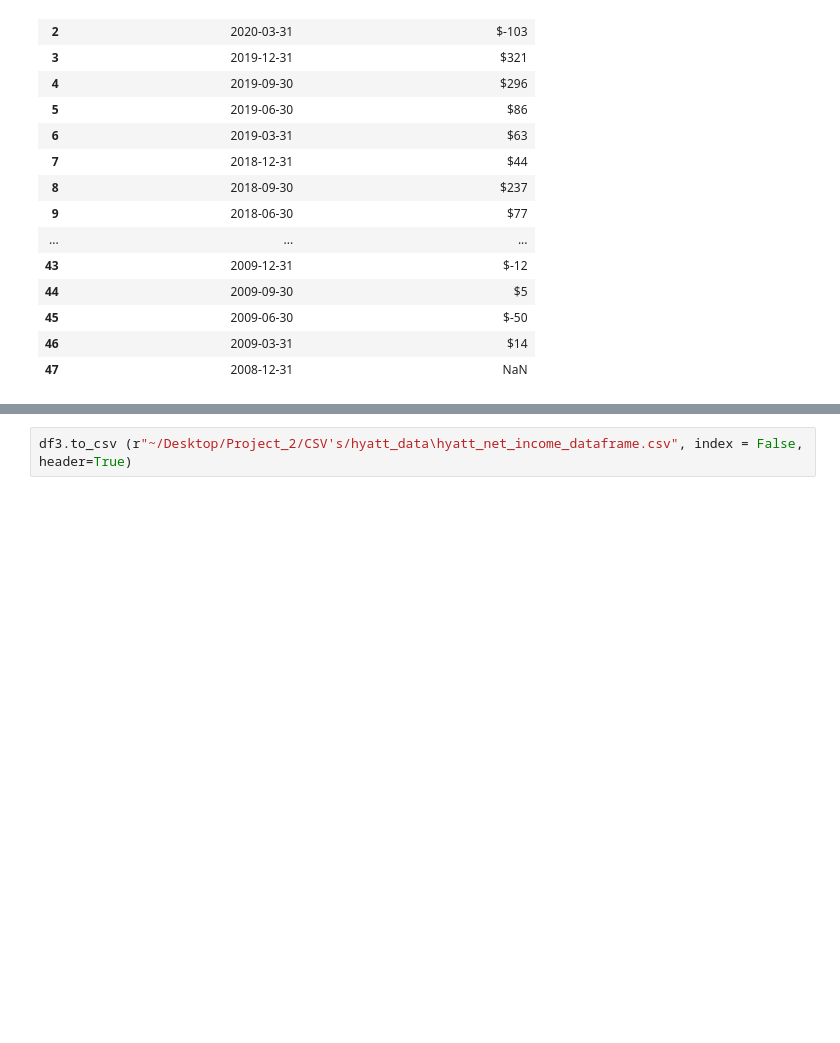
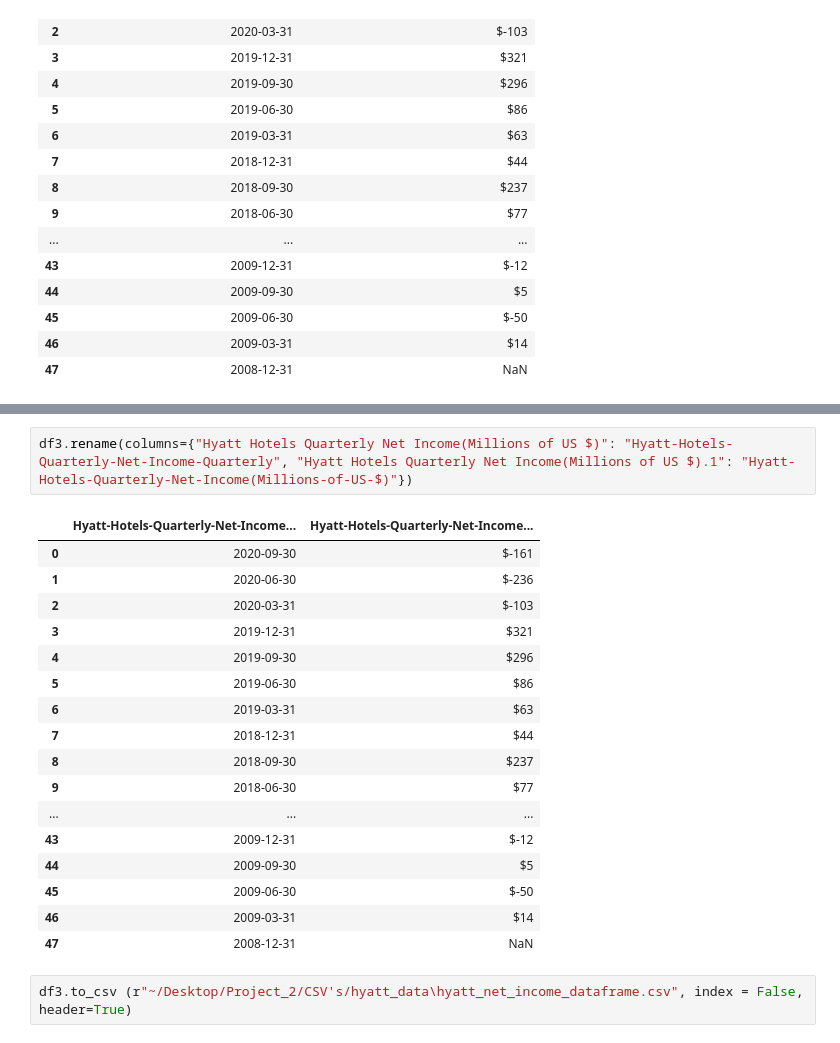
Before and after one commit to pmhu4242/Project_2, a Jupyter notebook: Hotel Webscraping/hyatt_data.ipynb, the cells around one changed output, grey strips where cells are left out. Cells and saved outputs as stored; diff of their text form; blank space fills up the shorter version.

```diff
--- a/Hotel Webscraping/hyatt_data.ipynb
+++ b/Hotel Webscraping/hyatt_data.ipynb
@@ -183,2 +257,22 @@ df3
+# %%
+df3.rename(columns={"Hyatt Hotels Quarterly Net Income(Millions of US $)": "Hyatt-Hotels-Quarterly-Net-Income-Quarterly", "Hyatt Hotels Quarterly Net Income(Millions of US $).1": "Hyatt-Hotels-Quarterly-Net-Income(Millions-of-US-$)"})
+# %% [output]
+|  | Hyatt-Hotels-Quarterly-Net-Income... | Hyatt-Hotels-Quarterly-Net-Income... |
+| 0 | 2020-09-30 | $-161 |
+| 1 | 2020-06-30 | $-236 |
+| 2 | 2020-03-31 | $-103 |
+| 3 | 2019-12-31 | $321 |
+| 4 | 2019-09-30 | $296 |
+| 5 | 2019-06-30 | $86 |
+| 6 | 2019-03-31 | $63 |
+| 7 | 2018-12-31 | $44 |
+| 8 | 2018-09-30 | $237 |
+| 9 | 2018-06-30 | $77 |
+| ... | ... | ... |
+| 43 | 2009-12-31 | $-12 |
+| 44 | 2009-09-30 | $5 |
+| 45 | 2009-06-30 | $-50 |
+| 46 | 2009-03-31 | $14 |
+| 47 | 2008-12-31 | NaN |
 # %%
 df3.to_csv (r"~/Desktop/Project_2/CSV's/hyatt_data\hyatt_net_income_dataframe.csv", index = False, header=True)
```
Also changed, not shown: parts of 7 cells of this notebook, 7 other files.
